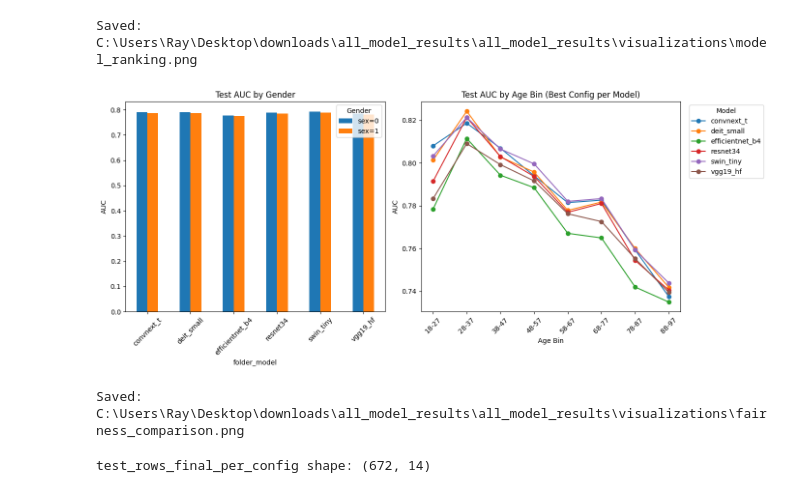
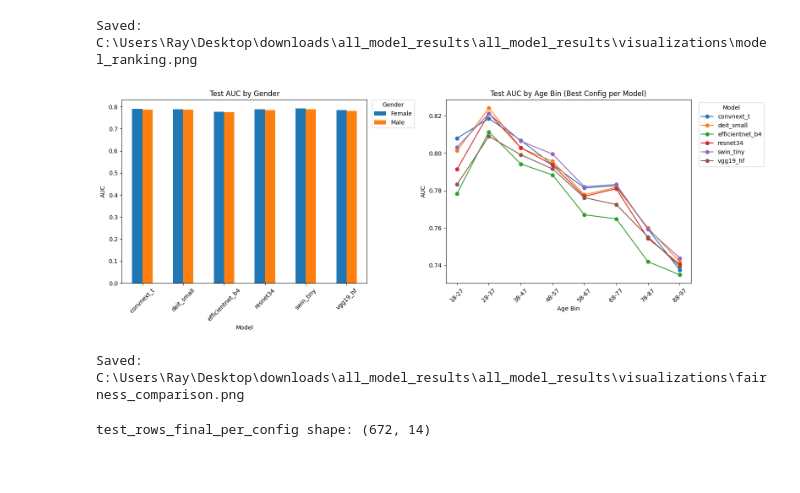
Before and after one commit to L0uisPham/CS5130-Project, a Jupyter notebook: Ray_Models_Check.ipynb, the cells around one changed output. Drawn from its saved outputs; the diff is of its cells as text; code cells hidden in the pictures.

Commit message:
quick visualization updates

```diff
--- a/Ray_Models_Check.ipynb
+++ b/Ray_Models_Check.ipynb
@@ -400,9 +476,22 @@ def plot_fairness_comparison(test_best_df: pd.DataFrame, output_dir: Path):
         print("Skipping fairness comparison: no gender/age_bin rows.")
         return
 
-    fig, axes = plt.subplots(1, 2, figsize=(14, 6))
+    fig, axes = plt.subplots(1, 2, figsize=(16, 6))
 
-    gender_data = fairness_df[fairness_df["group_type"] == "gender"]
+    # Gender
+    gender_data = fairness_df[fairness_df["group_type"] == "gender"].copy()
+
+    # Map 0/1 to readable labels
+    gender_map = {
+        "sex=0": "Female",
+        "sex=1": "Male",
+        0: "Female",
+        1: "Male",
+        "0": "Female",
+        "1": "Male",
+    }
+    gender_data["group_name"] = gender_data["group_name"].replace(gender_map)
+
     pivot_g = gender_data.pivot_table(
         index="folder_model",
         columns="group_name",
@@ -410,46 +499,58 @@ def plot_fairness_comparison(test_best_df: pd.DataFrame, output_dir: Path):
         aggfunc="mean"
     )
 
+    # Force legend/order if both exist
+    desired_gender_order = [col for col in ["Female", "Male"] if col in pivot_g.columns]
+    if desired_gender_order:
+        pivot_g = pivot_g[desired_gender_order]
+
     if not pivot_g.empty:
         pivot_g.plot(kind="bar", ax=axes[0], rot=45)
         axes[0].set_title("Test AUC by Gender")
         axes[0].set_ylabel("AUC")
-        axes[0].legend(title="Gender")
+        axes[0].set_xlabel("Model")
+        axes[0].legend(
+            title="Gender",
+            bbox_to_anchor=(1.02, 1),
+            loc="upper left",
+            borderaxespad=0.0
+        )
     else:
         axes[0].text(0.5, 0.5, "No gender data", ha="center", va="center")
         axes[0].set_axis_off()
 
+    # Age
     age_data = fairness_df[fairness_df["group_type"] == "age_bin"]
     pivot_a = age_data.pivot_table(
         index="group_name",
         columns="folder_model",
         values="auc",
         aggfunc="mean"
     )
 
     if not pivot_a.empty:
         pivot_a.plot(ax=axes[1], marker="o")
         axes[1].set_title("Test AUC by Age Bin (Best Config per Model)")
         axes[1].set_xlabel("Age Bin")
         axes[1].set_ylabel("AUC")
         axes[1].legend(title="Model", bbox_to_anchor=(1.02, 1), loc="upper left")
         axes[1].tick_params(axis="x", rotation=45)
     else:
         axes[1].text(0.5, 0.5, "No age-bin data", ha="center", va="center")
         axes[1].set_axis_off()
 
     plt.tight_layout()
 
     out = output_dir / "fairness_comparison.png"
     plt.savefig(out, dpi=150, bbox_inches="tight")
     plt.show()
     plt.close()
 
     print("Saved:", out)
 
 plot_fairness_comparison(test_best, OUTPUT_DIR)
 # %% [output]
-[figure, old version]
+[figure, new version]
 Saved: C:\Users\Ray\Desktop\downloads\all_model_results\all_model_results\visualizations\fairness_comparison.png
 # %%
 def build_final_test_rows_per_config(df: pd.DataFrame) -> pd.DataFrame:
```
Also changed, not shown: parts of 1 cell of this notebook.
